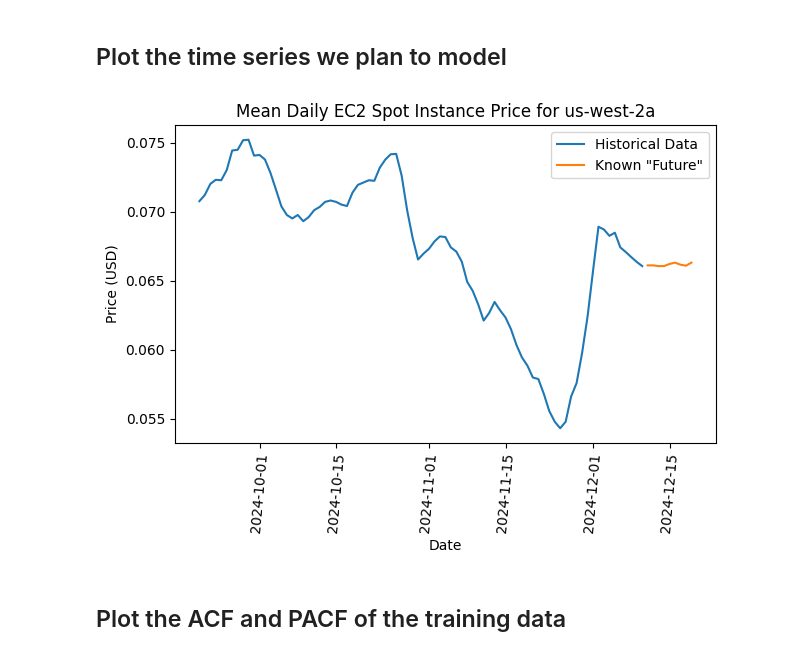
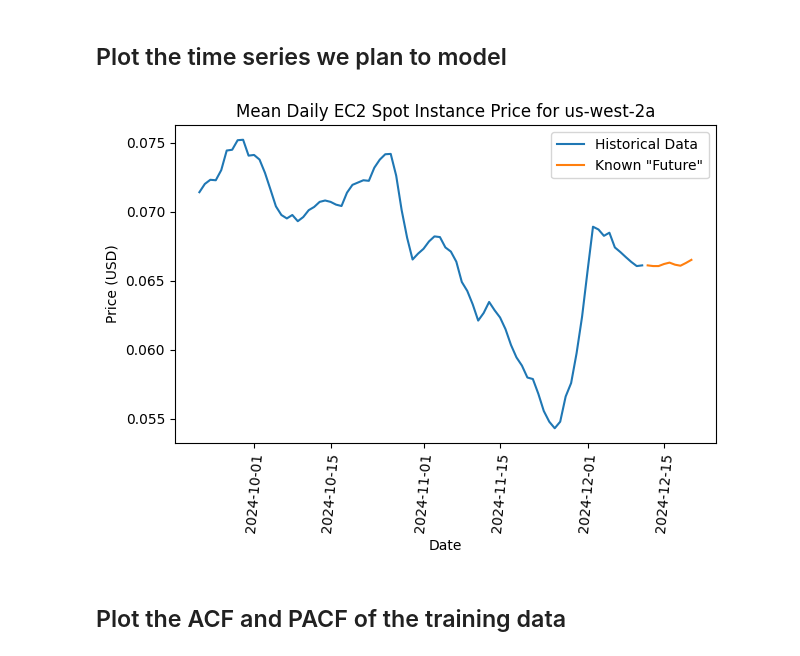
Before and after one commit to badassdatascience/badass-data-science, a Jupyter notebook: forecasting/ARIMA/ARIMA_demo.ipynb, the cells around one changed output. Cells and saved outputs as stored; diff of their text form; code cells hidden in the pictures.

```diff
--- a/forecasting/ARIMA/ARIMA_demo.ipynb
+++ b/forecasting/ARIMA/ARIMA_demo.ipynb
@@ -41,7 +37,7 @@ n_grid_search_p_d_q = 6
 #save_filename = 'output/df_ec2_spot_prices.csv'
 time_series_frequency = 'D'
 
-input_pickle_file = '/home/emily/Desktop/projects/BDS/forecasting/ARIMA/output/2024-12-19--14:40:49.299799.pickle'
+input_pickle_file = '/home/emily/Desktop/projects/bds/forecasting/ARIMA/output/ec2_spot_price__1734706310.105263.pickle'
 # %% [markdown]
 ## Get data
 
@@ -90,17 +86,17 @@ print(len(df_train.index) + len(df_test.index))
 # %%
 plt.figure()
 plt.plot(df_train.index, df_train['spot_price'], label = 'Historical Data')
 plt.plot(df_test.index, df_test['spot_price'], label = 'Known "Future"')
-plt.title('Mean Daily EC2 Spot Instance Price for ' + instance.availability_zone)
+plt.title('Mean Daily EC2 Spot Instance Price for ' + instance.config['availability_zone'])
 plt.xlabel('Date')
 plt.ylabel('Price (USD)')
 plt.xticks(rotation = 85)
 plt.legend()
 plt.tight_layout()
 plt.show()
 plt.close()
 # %% [output]
-[figure, old version]
+[figure, new version]
 # %% [markdown]
 ## Plot the ACF and PACF of the training data
 # %%
```
Also changed, not shown: parts of 10 cells of this notebook, 2 other files.
